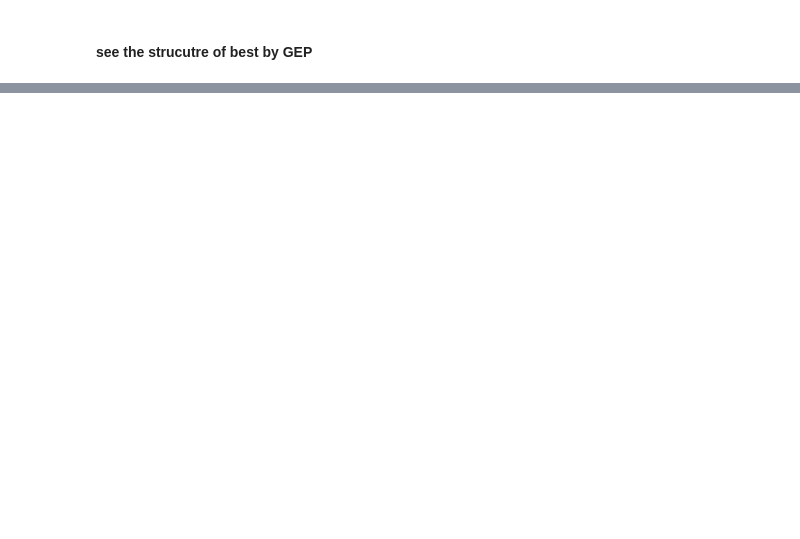
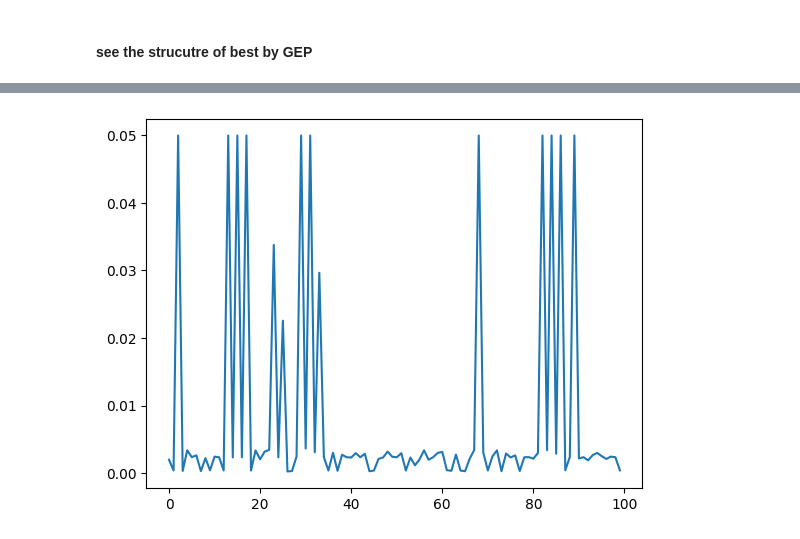
Before and after one commit to suboty/ret, a Jupyter notebook: research/coevolutionary_algorithm.ipynb, the cells around one changed output, grey strips where cells are left out. Cells and saved outputs as stored; diff of their text form; code cells hidden in the pictures; blank space fills up the shorter version.

```diff
--- a/research/coevolutionary_algorithm.ipynb
+++ b/research/coevolutionary_algorithm.ipynb
@@ -1346,0 +1438,21 @@ history['gep']
+# %%
+set_globals()
+ce_manager = CoevolutionaryManager()
+
+de = DEAlgorithm(
+    bounds=[0, 11],
+    ndim=15 * 2,
+    evaluate_function=de_evaluate,
+    population_size=POPULATION_SIZE,
+    population_number=POPULATION_NUMBER,
+)
+
+creator_de = de.create_individual()
+
+toolbox_de = de.set_genetic_operators()
+
+population_de = de.create_popiulation(toolbox_de)
+
+toolbox_de = de.set_evalute_function(toolbox_de)
+
+stats_de = de.set_statistic()
@@ -1346,0 +1495,2 @@ history['gep']
+# %%
+only_de_history = ce_manager.algorithm_dict['de']['history']
@@ -1346,0 +1625,7 @@ history['gep']
+# %%
+only_de_history = [x if int(x) != 1 else 0.05 for x in only_de_history]
+
+plt.plot(only_de_history)
+plt.show()
+# %% [output]
+[figure, added]
```
Also changed, not shown: parts of 66 cells of this notebook.
